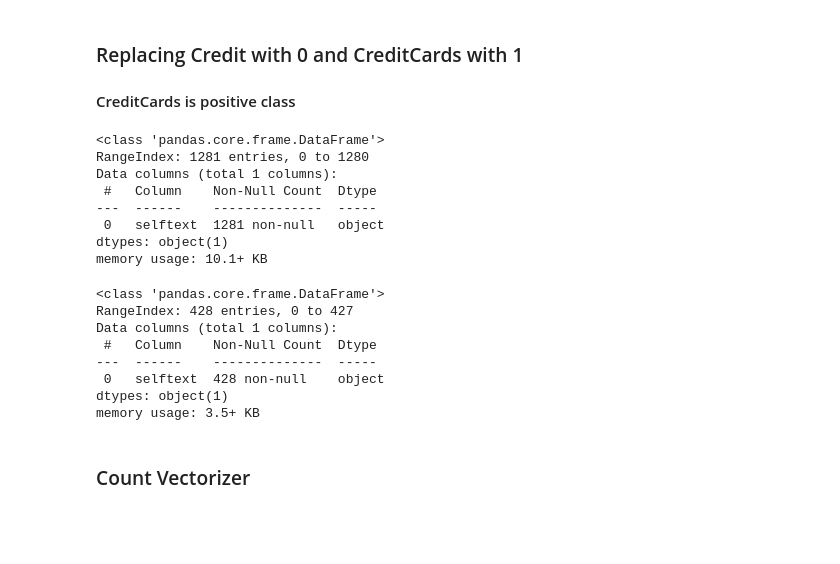
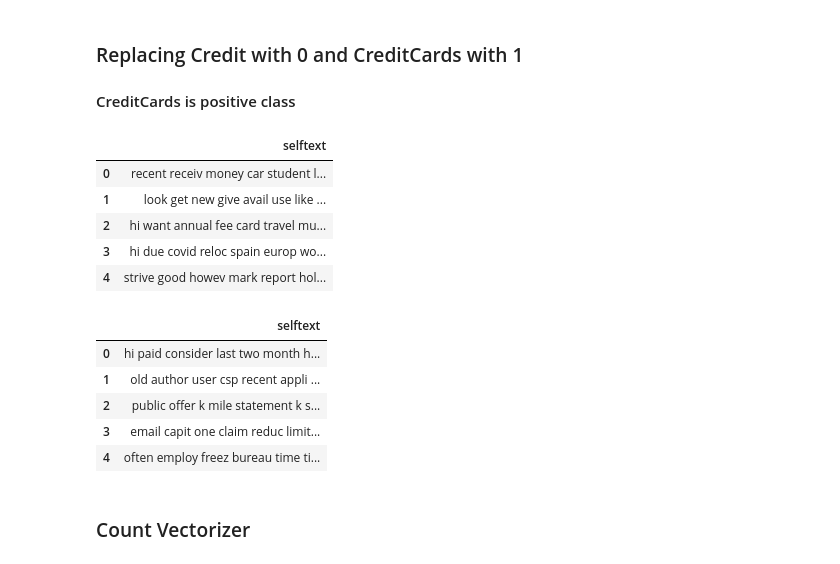
Before and after one commit to sherlocknow/dsiprojects, a Jupyter notebook: project_3/Code/Project_3_VK.ipynb, the cells around one changed output. Saved outputs shown, nothing was run; the diff lists cells and outputs as text; code cells hidden in the pictures; blank space fills up the shorter version.

```diff
--- a/project_3/Code/Project_3_VK.ipynb
+++ b/project_3/Code/Project_3_VK.ipynb
@@ -573,27 +577,23 @@ y_test.replace('CreditCards',int(1),inplace=True)
 X_clean_train = pd.DataFrame(clean_train_posts,columns=['selftext'])
 X_clean_test = pd.DataFrame(clean_test_posts,columns=['selftext'])
 # %%
-X_clean_train.info()
+X_clean_train.head()
 # %% [output]
-<class 'pandas.core.frame.DataFrame'>
-RangeIndex: 1281 entries, 0 to 1280
-Data columns (total 1 columns):
- #   Column    Non-Null Count  Dtype
----  ------    --------------  -----
- 0   selftext  1281 non-null   object
-dtypes: object(1)
-memory usage: 10.1+ KB
+|  | selftext |
+| 0 | recent receiv money car student l... |
+| 1 | look get new give avail use like ... |
+| 2 | hi want annual fee card travel mu... |
+| 3 | hi due covid reloc spain europ wo... |
+| 4 | strive good howev mark report hol... |
 # %%
-X_clean_test.info()
+X_clean_test.head()
 # %% [output]
-<class 'pandas.core.frame.DataFrame'>
-RangeIndex: 428 entries, 0 to 427
-Data columns (total 1 columns):
- #   Column    Non-Null Count  Dtype
----  ------    --------------  -----
- 0   selftext  428 non-null    object
-dtypes: object(1)
-memory usage: 3.5+ KB
+|  | selftext |
+| 0 | hi paid consider last two month h... |
+| 1 | old author user csp recent appli ... |
+| 2 | public offer k mile statement k s... |
+| 3 | email capit one claim reduc limit... |
+| 4 | often employ freez bureau time ti... |
 # %% [markdown]
 ### Count Vectorizer
 # %%
```
Also changed, not shown: parts of 13 cells of this notebook, 1 other file.
